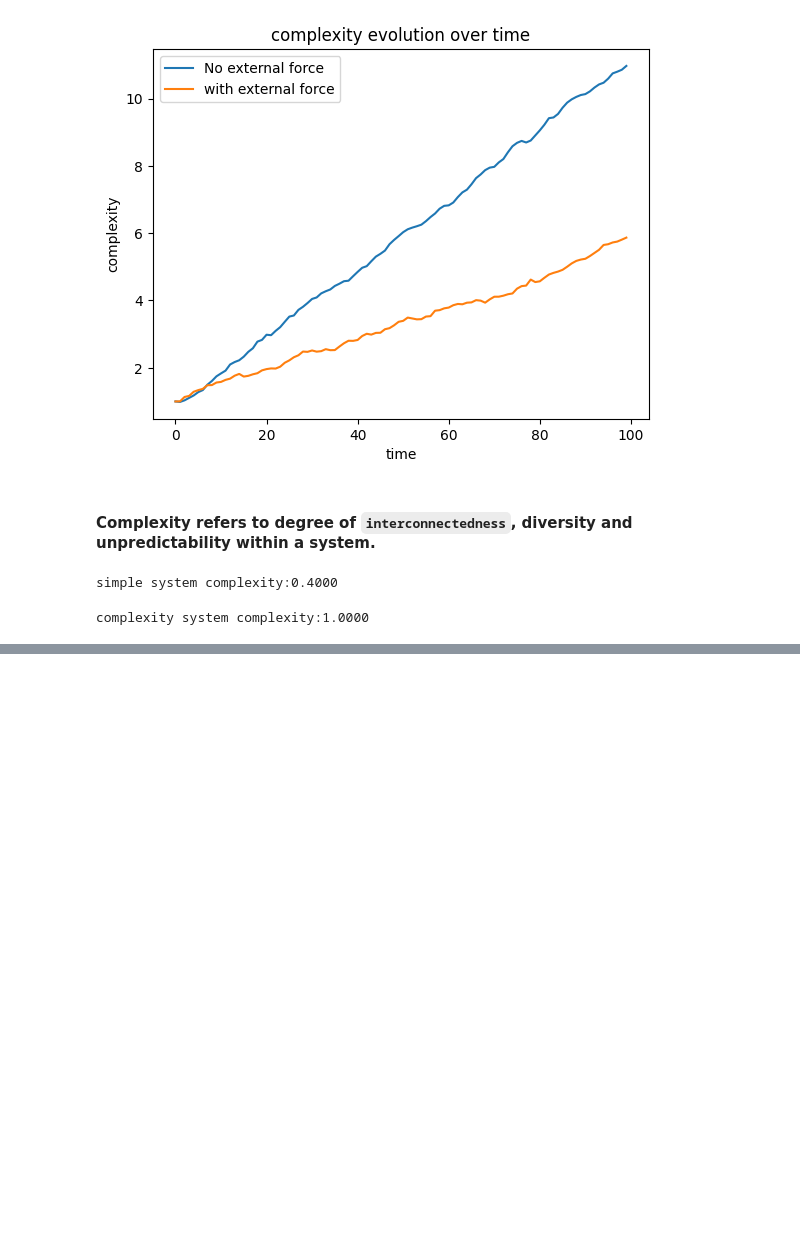
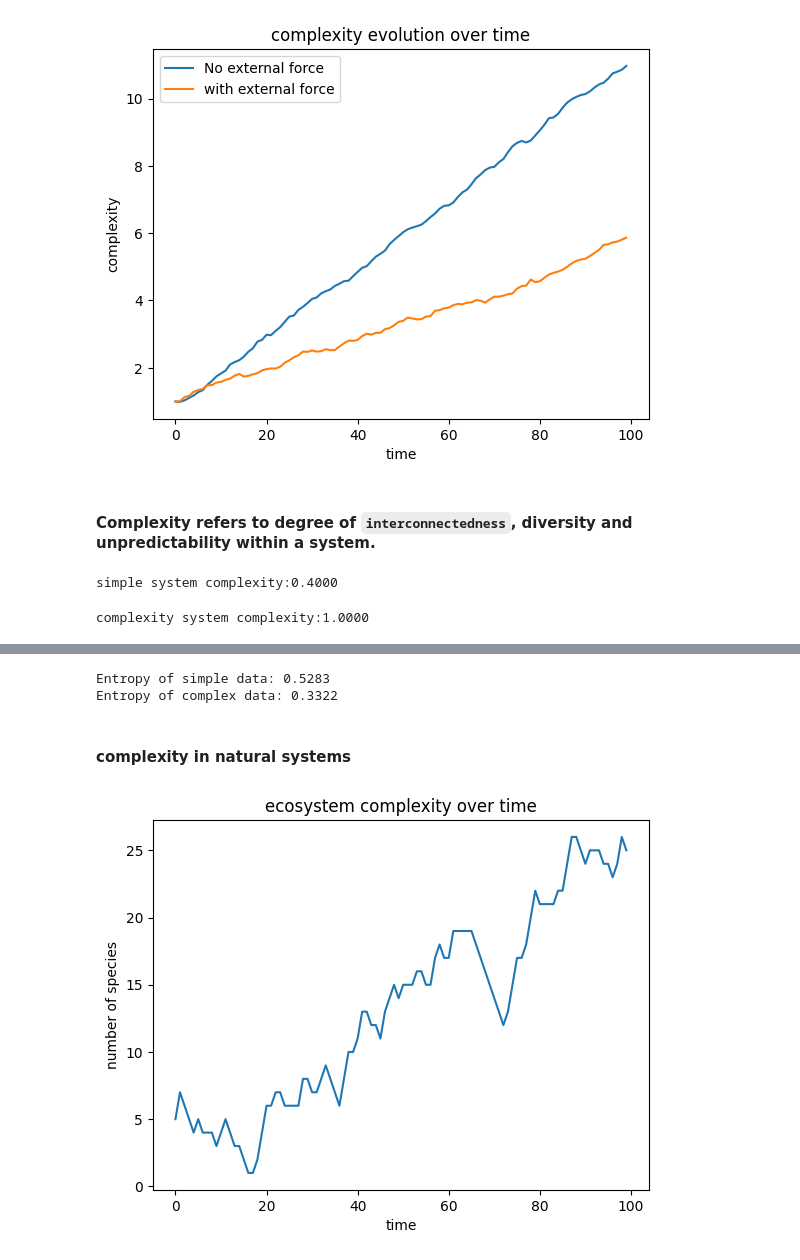
Before and after one commit to kaushal07wick/ilya30researchpaper, a Jupyter notebook: Complexodynamics/complexodynamics.ipynb, the cells around one changed output, grey strips where cells are left out. Drawn from its saved outputs; the diff is of its cells as text; code cells hidden in the pictures; blank space fills up the shorter version.

```diff
--- a/Complexodynamics/complexodynamics.ipynb
+++ b/Complexodynamics/complexodynamics.ipynb
@@ -45,0 +84,43 @@ complexity system complexity:1.0000
+# %%
+import math
+
+def shannon_entropy(data):
+    if not data:
+        return 0
+    entropy = 0
+    for x in set(data):
+        p_x = data.count(x) / len(data)
+        entropy += p_x * math.log2(p_x)
+        return -entropy
+
+simple_data = "AAABBBCCC"
+complex_data = "ABCDEFGHIJ"
+
+print(f"Entropy of simple data: {shannon_entropy(simple_data):.4f}")
+print(f"Entropy of complex data: {shannon_entropy(complex_data):.4f}")
+# %% [output]
+Entropy of simple data: 0.5283
+Entropy of complex data: 0.3322
+# %% [markdown]
+#### complexity in natural systems
+# %%
+import numpy as np
+import matplotlib.pyplot as plt
+
+def simulate_ecosystem(initial_species, time_steps):
+    species = [initial_species]
+    for _ in range(1, time_steps):
+        change = np.random.randint(-1, 3)
+        species.append(max(1, species[-1] + change))
+    return species
+
+time = range(100)
+ecosystem = simulate_ecosystem(5, 100)
+
+plt.plot(time, ecosystem)
+plt.xlabel("time")
+plt.ylabel("number of species")
+plt.title("ecosystem complexity over time")
+plt.show()
+# %% [output]
+[figure, added]
```
Also changed, not shown: parts of 3 cells of this notebook.
